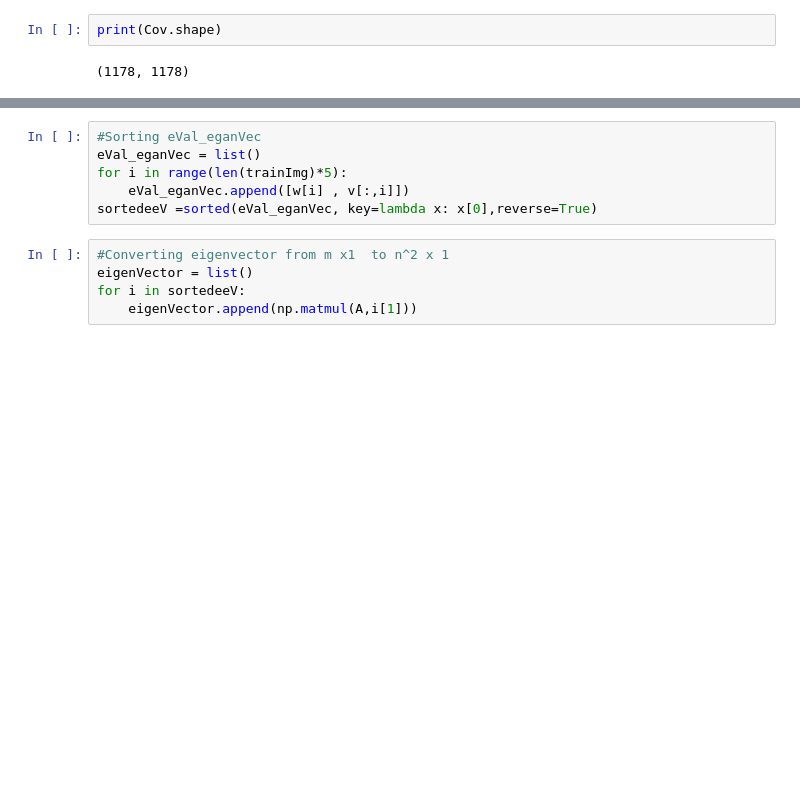
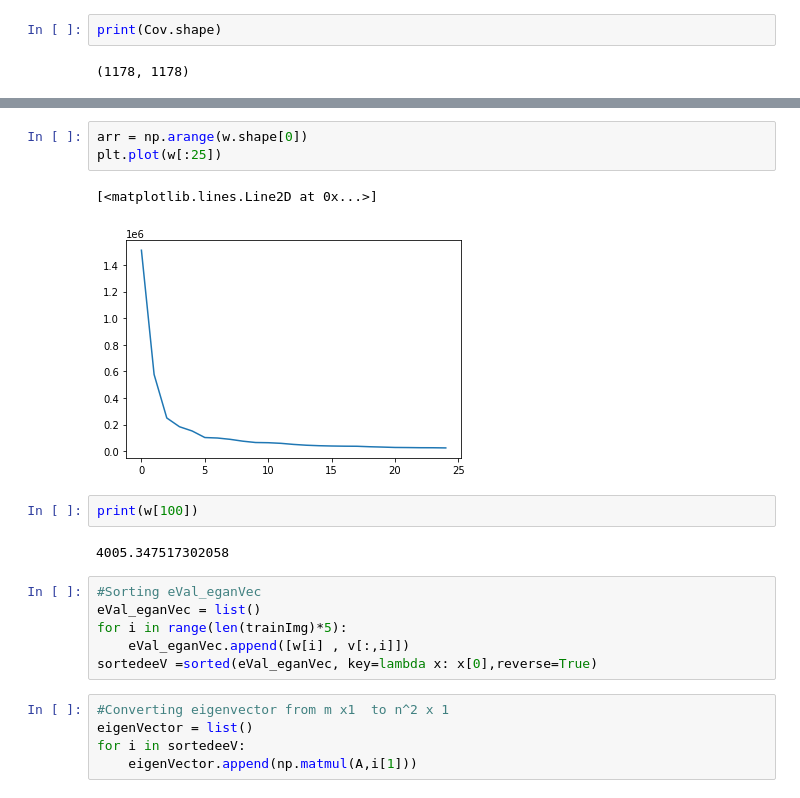
Before and after one commit to bhoomeendra/Face-Recognition-Using-Eigenfaces, a Jupyter notebook: SMAI Project.ipynb, the cells around one changed output, grey strips where cells are left out. Drawn from its saved outputs; the diff is of its cells as text; blank space fills up the shorter version.

```diff
--- a/SMAI Project.ipynb
+++ b/SMAI Project.ipynb
@@ -86,3 +159,13 @@ w , v = np.linalg.eig(Cov)
+# %%
+arr = np.arange(w.shape[0])
+plt.plot(w[:25])
+# %% [output]
+[<matplotlib.lines.Line2D at 0x...>]
+[figure, added]
+# %%
+print(w[100])
+# %% [output]
+4005.347517302058
 # %%
 #Sorting eVal_eganVec
 eVal_eganVec = list()
```
Also changed, not shown: parts of 13 cells of this notebook.
